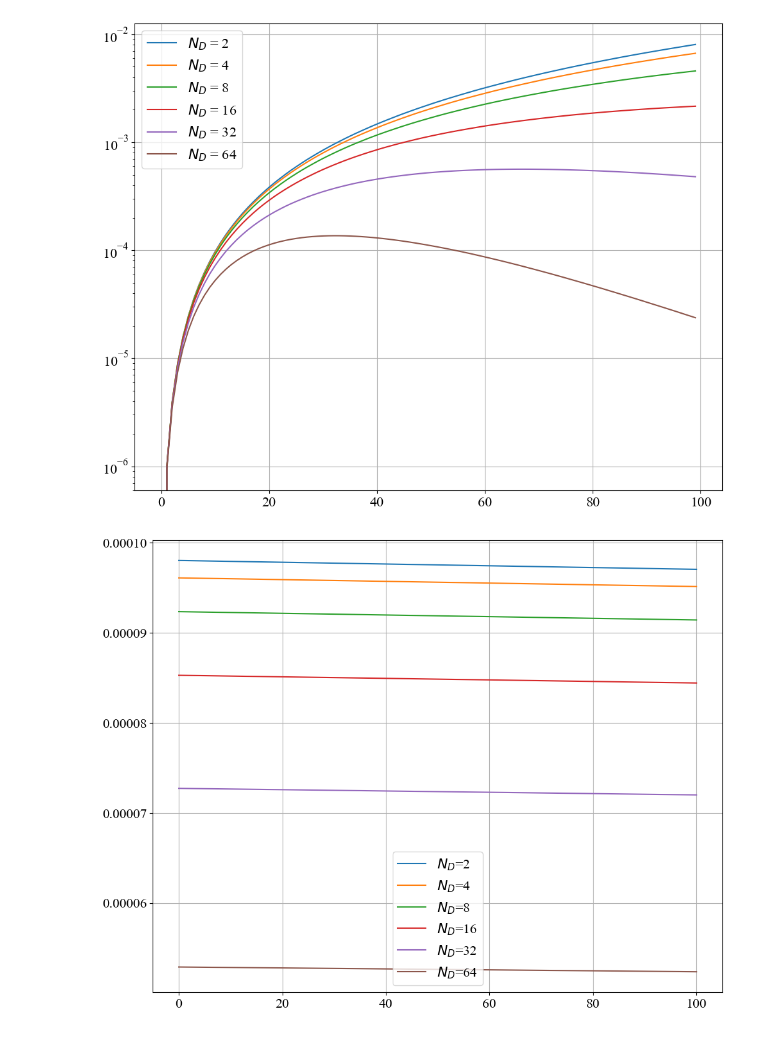
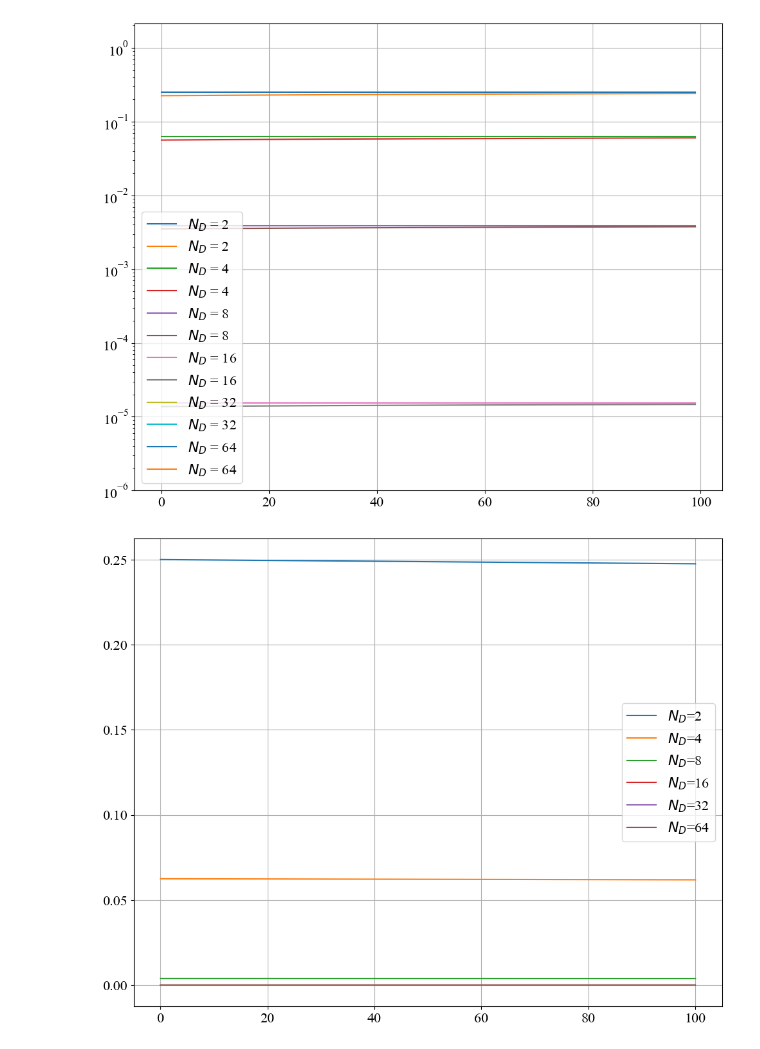
Before and after one commit to ingframin/vocabs2, a Jupyter notebook: results/interference/probs.ipynb, the cells around one changed output. Drawn from its saved outputs; the diff is of its cells as text; code cells hidden in the pictures.

```diff
--- a/results/interference/probs.ipynb
+++ b/results/interference/probs.ipynb
@@ -23,8 +23,8 @@ plt.rc('legend', fontsize=MEDIUM_SIZE)    # legend fontsize
 plt.rc('figure', titlesize=BIGGER_SIZE)  # fontsize of the figure title
 # %%
 def Psucc(Rrx, Rtx, Rint, Trx, Ttx, Tint, Nd):
-    Prx = (Rrx*Trx)*exp(-Rrx*Trx)
-    Ptx = (Rtx*Ttx)*exp(-Rtx*Ttx)
+    Prx = 0.5#(Rrx*Trx)*exp(-Rrx*Trx)
+    Ptx = 0.5#(Rtx*Ttx)*exp(-Rtx*Ttx)
     Pint = (Rint*Tint)*exp(-Rrx*Tint)
     return Prx*Ptx*(1-Ptx)**(Nd-2) * (1-Pint)
 # %%
@@ -39,16 +39,17 @@ def comp_plot(Trx = 1e-3, Ttx = 1e-3, Tint = 1e-4, Rint = [0.1], nds = [2,4,8,16
                     res[Nd] = [Psucc(R,R,rint,Trx,Ttx,Tint,Nd)]
     return Rs, res
 # %%
-Rs, res = comp_plot(Rint = [0.0])
+Rs, res = comp_plot(Rint = [0.0,10.0],Tint=0.01)
 for N in res:
-    plt.semilogy(Rs, res[N],label=f"$N_D$ = {N}")
+    plt.semilogy(Rs, res[N][0:100],label=f"$N_D$ = {N}")
+    plt.semilogy(Rs, res[N][100:],label=f"$N_D$ = {N}")
 
-plt.ylim(ymin=0.0)
+plt.ylim(ymin=1e-6)
 plt.legend()
 plt.grid()
 plt.show()
 # %% [output]
-[figure, old version]
+[figure, new version]
 # %%
 rints = [0,10,20,30,40,50,60,70,80,90,100]
 rs, res2 = comp_plot(Rint = rints, Rs=[10])
@@ -60,4 +61,4 @@ plt.grid()
 plt.legend()
 plt.show()
 # %% [output]
-[figure, old version]
+[figure, new version]
```
Also changed, not shown: parts of 2 cells of this notebook, 2 other files.
